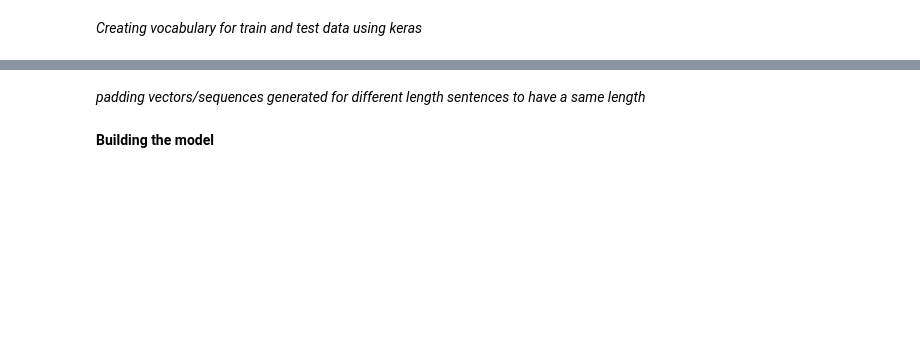
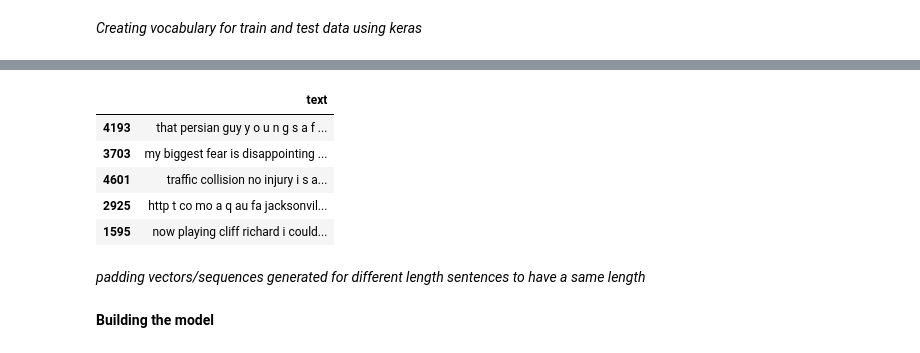
Before and after one commit to DhaneshGavimath/Kaggle-Competitions, a Jupyter notebook: nlp-disaster-prediction.ipynb, the cells around one changed output, grey strips where cells are left out. Drawn from its saved outputs; the diff is of its cells as text; code cells hidden in the pictures; blank space fills up the shorter version.

```diff
--- a/nlp-disaster-prediction.ipynb
+++ b/nlp-disaster-prediction.ipynb
@@ -60 +113,40 @@ from keras_preprocessing.sequence import pad_sequences
+# %%
+# X_train["text"].apply(word_tokenize).map(len).plot(kind="bar")
+def replace_special_char(sentence):
+    pattern = re.compile(r"[^A-Z \s]",flags=re.IGNORECASE)
+    sentence,_ = re.subn(pattern,' ',sentence,count=50)
+    return sentence
+
+def replace_Aa_with_Aaspace(sentence, words):
+    for word in words:
+        sentence = sentence.replace(word, " "+word)
+    return sentence
+
+
+def separarate_attached_words(sentence):
+    pattern = re.compile(r"[A-Z][^A-Z]*?")
+    words = re.findall(pattern,sentence)
+    sentence = replace_Aa_with_Aaspace(sentence, words)
+    return sentence
+
+# X_train["text"] = X_train["text"].apply(lambda x: x.replace('#',''))
+# X_test['text'] = X_test['text'].apply(lambda x: x.replace('#',''))
+
+def text_preprocess(text):
+    text = replace_special_char(text)
+    text = separarate_attached_words(text)
+    text = text.lower()
+    return text
+
+X_train["text"] = X_train["text"].apply(text_preprocess)
+X_test['text'] = X_test['text'].apply(text_preprocess)
+# %%
+X_test.head()
+# %% [output]
+|  | text |
+| 4193 | that persian guy y o u n g s a f ... |
+| 3703 | my biggest fear is disappointing ... |
+| 4601 | traffic collision no injury i s a... |
+| 2925 | http t co mo a q au fa jacksonvil... |
+| 1595 | now playing cliff richard i could... |
 # %%
```
Also changed, not shown: parts of 23 cells of this notebook.
